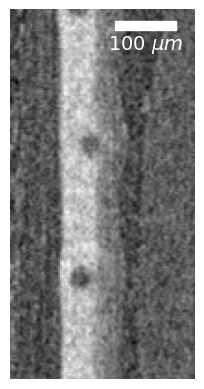
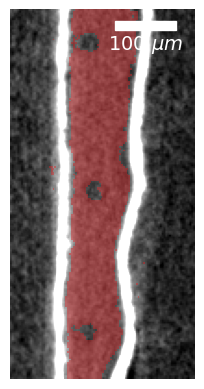
Unified diff of the notebook cell whose output changed from the first chart to the second:
--- before
+++ after
@@ -11,6 +11,8 @@
 # ax[0].add_artist(scalebar)
 
-ax.imshow(im[600:800,560,:], 'gray')
-# ax.imshow(imseg[600:800,560,:], cmap = cm.Set1, alpha=0.5, vmin=0, vmax=2,interpolation='none')
+ax.imshow(im[600:800,400,:], 'gray', vmin = -0.05, vmax=0.35)
+imseg = imseg*1.0
+imseg[imseg>0] = np.nan
+ax.imshow(imseg[600:800,400,:], cmap = cm.Set1, alpha=0.4, vmin=0, vmax=2,interpolation='none')
 ax.axis('off')
 scalebar = AnchoredSizeBar(ax.transData,
@@ -22,4 +24,4 @@
                            fontproperties=fontprops)
 ax.add_artist(scalebar)
-plotpath = os.path.join(sample_path, series+'_'+sample+'_'+stage+'BPM.png')
-# plt.savefig(plotpath, bbox_inches='tight')
+plotpath = os.path.join(sample_path, series+'_'+sample+'_'+stage+'_BPM_seg.png')
+plt.savefig(plotpath, bbox_inches='tight')

Commit: developed method to extract CL holes, now make a script